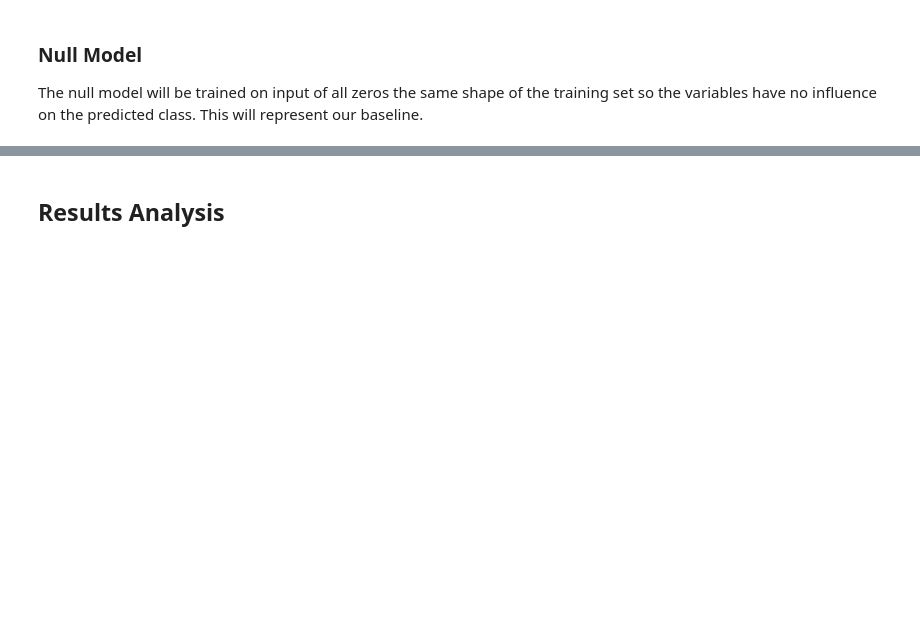
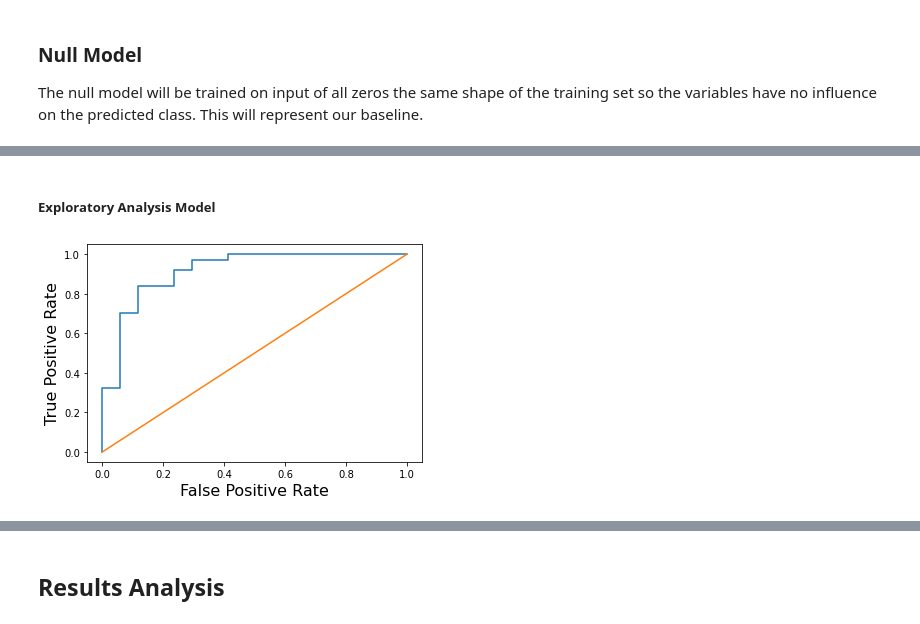
Before and after one commit to tylerfaulkner/dataScienceFinal, a Jupyter notebook: CS3300_final.ipynb, the cells around one changed output, grey strips where cells are left out. Drawn from its saved outputs; the diff is of its cells as text; code cells hidden in the pictures; blank space fills up the shorter version.

Commit message:
Analysis Half Complete

```diff
--- a/CS3300_final.ipynb
+++ b/CS3300_final.ipynb
@@ -532,0 +538,7 @@ null_accuracy = accuracy_score(y_test, pred_labels)
+# %%
+#column numbers: 1 (10th Grade), 3 (12th grade), 6 (Undergaduate Percentage), 8(work experience), 9(Specialization)
+expa_train = X_train[:,[1,3,6,8,9]]
+expa_test = X_test[:,[1,3,6,8,9]]
+
+expa_lr = SGDClassifier(max_iter=10000, loss="log")
+expa_lr.fit(expa_train, y_train)
@@ -532,0 +644,15 @@ null_accuracy = accuracy_score(y_test, pred_labels)
+# %% [markdown]
+##### Exploratory Analysis Model
+# %%
+pred_prob_expa = expa_lr.predict_proba(expa_test)[:,1]
+
+fpr, tpr, _ = roc_curve(y_test, pred_prob_expa)
+
+plt.plot(fpr, tpr)
+plt.plot([0.0, 1.0], [0.0, 1.0])
+plt.xlabel("False Positive Rate", fontsize=16)
+plt.ylabel("True Positive Rate", fontsize=16)
+
+plt.show()
+# %% [output]
+[figure, added]
```
Also changed, not shown: parts of 20 cells of this notebook.
